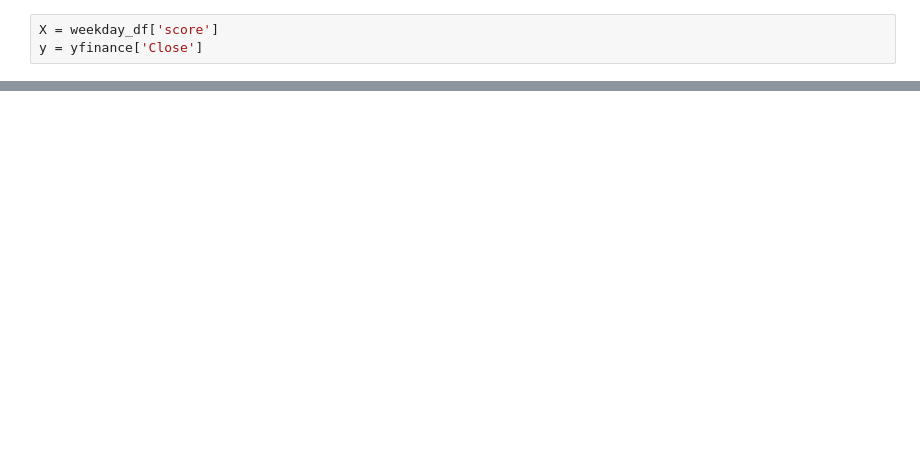
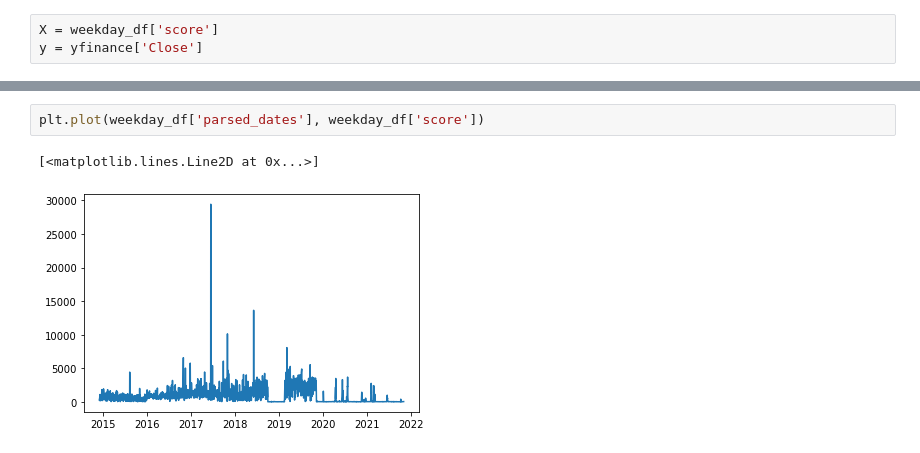
Before and after one commit to keekss/disney-reddit, a Jupyter notebook: PMAW Scratch.ipynb, the cells around one changed output, grey strips where cells are left out. Drawn from its saved outputs; the diff is of its cells as text; blank space fills up the shorter version.

```diff
--- a/PMAW Scratch.ipynb
+++ b/PMAW Scratch.ipynb
@@ -597,0 +626,5 @@ len(y)
+# %%
+plt.plot(weekday_df['parsed_dates'], weekday_df['score'])
+# %% [output]
+[<matplotlib.lines.Line2D at 0x...>]
+[figure, added]
```
Also changed, not shown: parts of 24 cells of this notebook.
